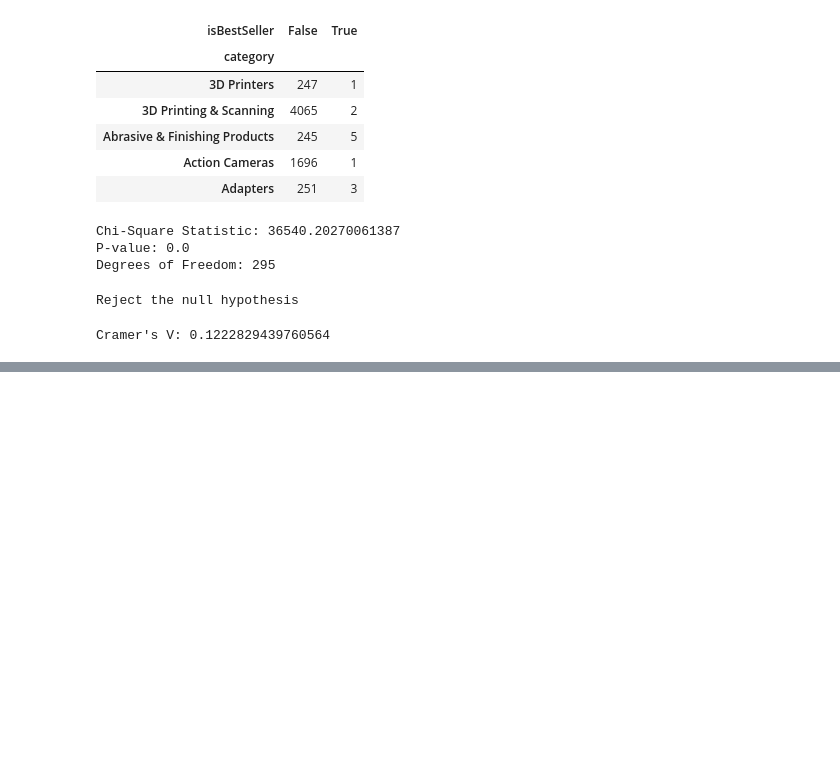
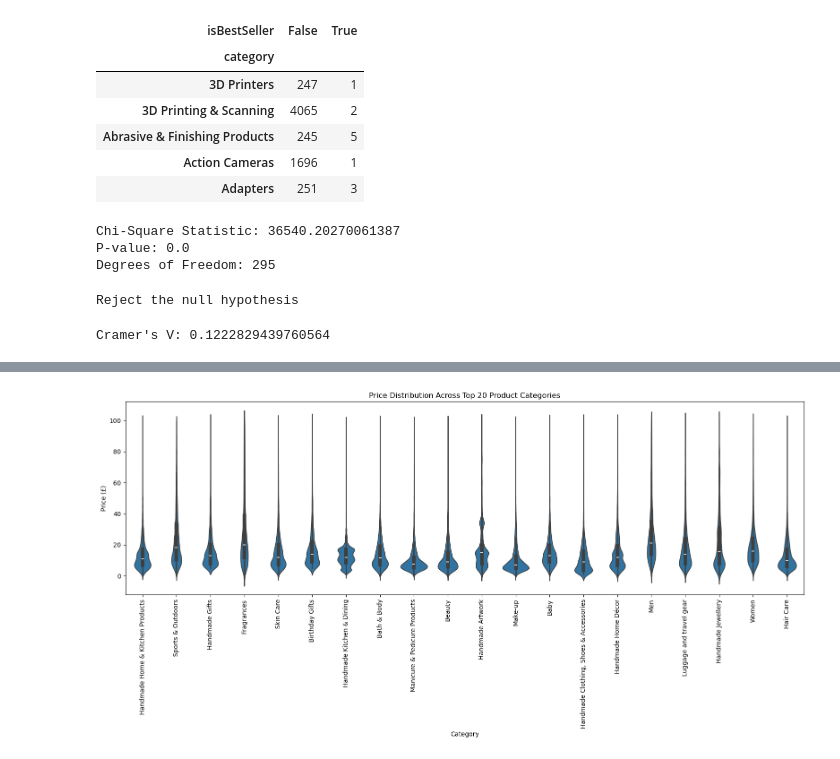
Before and after one commit to Akash-045/lab-eda-bivariate, a Jupyter notebook: Bivariate_Lab.ipynb, the cells around one changed output, grey strips where cells are left out. Drawn from its saved outputs; the diff is of its cells as text; code cells hidden in the pictures; blank space fills up the shorter version.

```diff
--- a/Bivariate_Lab.ipynb
+++ b/Bivariate_Lab.ipynb
@@ -207,0 +272,8 @@ NameError: name 'category_bestseller_top' is not defined
+# %%
+df_no_outliers = df[
+    (df['price'] >= lower_bound) &
+    (df['price'] <= upper_bound)
+]
+
+print("Original Shape:", df.shape)
+print("Without Outliers:", df_no_outliers.shape)
@@ -207,0 +285,9 @@ NameError: name 'category_bestseller_top' is not defined
+# %%
+top_20_categories = (
+    df_no_outliers['category']
+    .value_counts()
+    .head(20)
+    .index
+)
+
+top_20_categories
@@ -207,0 +306,5 @@ NameError: name 'category_bestseller_top' is not defined
+# %%
+df_top20 = df_no_outliers[
+    df_no_outliers['category'].isin(top_20_categories)
+]
+df_top20
@@ -207,0 +327,19 @@ NameError: name 'category_bestseller_top' is not defined
+# %%
+plt.figure(figsize=(16,8))
+
+sns.violinplot(
+    data=df_top20,
+    x='category',
+    y='price'
+)
+
+plt.title('Price Distribution Across Top 20 Product Categories')
+plt.xlabel('Category')
+plt.ylabel('Price (£)')
+
+plt.xticks(rotation=90)
+
+plt.tight_layout()
+plt.show()
+# %% [output]
+[figure, added]
```
Also changed, not shown: parts of 32 cells of this notebook.
